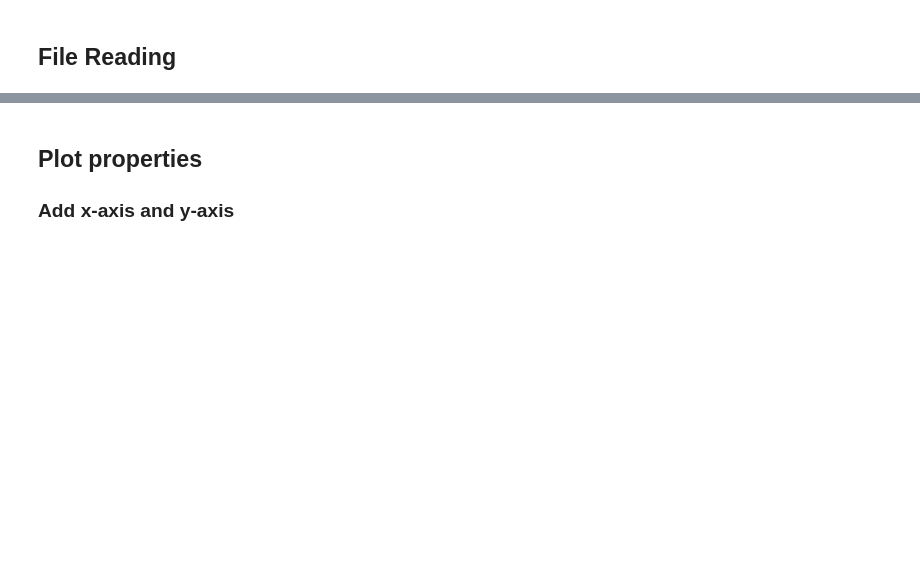
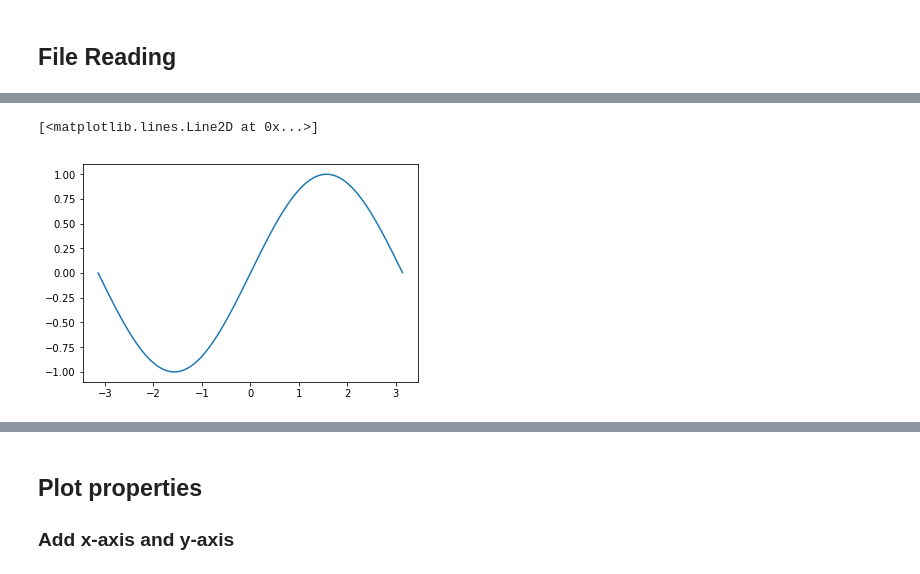
Before and after one commit to ryan-leung/PHYS4650_Python_Tutorial, a Jupyter notebook: notebook/python-matplotlib.ipynb, the cells around one changed output, grey strips where cells are left out. Cells and saved outputs as stored; diff of their text form; code cells hidden in the pictures; blank space fills up the shorter version.

```diff
--- a/notebook/python-matplotlib.ipynb
+++ b/notebook/python-matplotlib.ipynb
@@ -13,0 +30,7 @@ import matplotlib.pyplot as plt
+# %%
+x = np.arange(-np.pi,np.pi,0.01) # Create an array of x values from -pi to pi with 0.01 interval
+y = np.sin(x) # Apply sin function on all x
+plt.plot(x,y)
+# %% [output]
+[<matplotlib.lines.Line2D at 0x...>]
+[figure, added]
```
Also changed, not shown: parts of 17 cells of this notebook, 4 other files.
